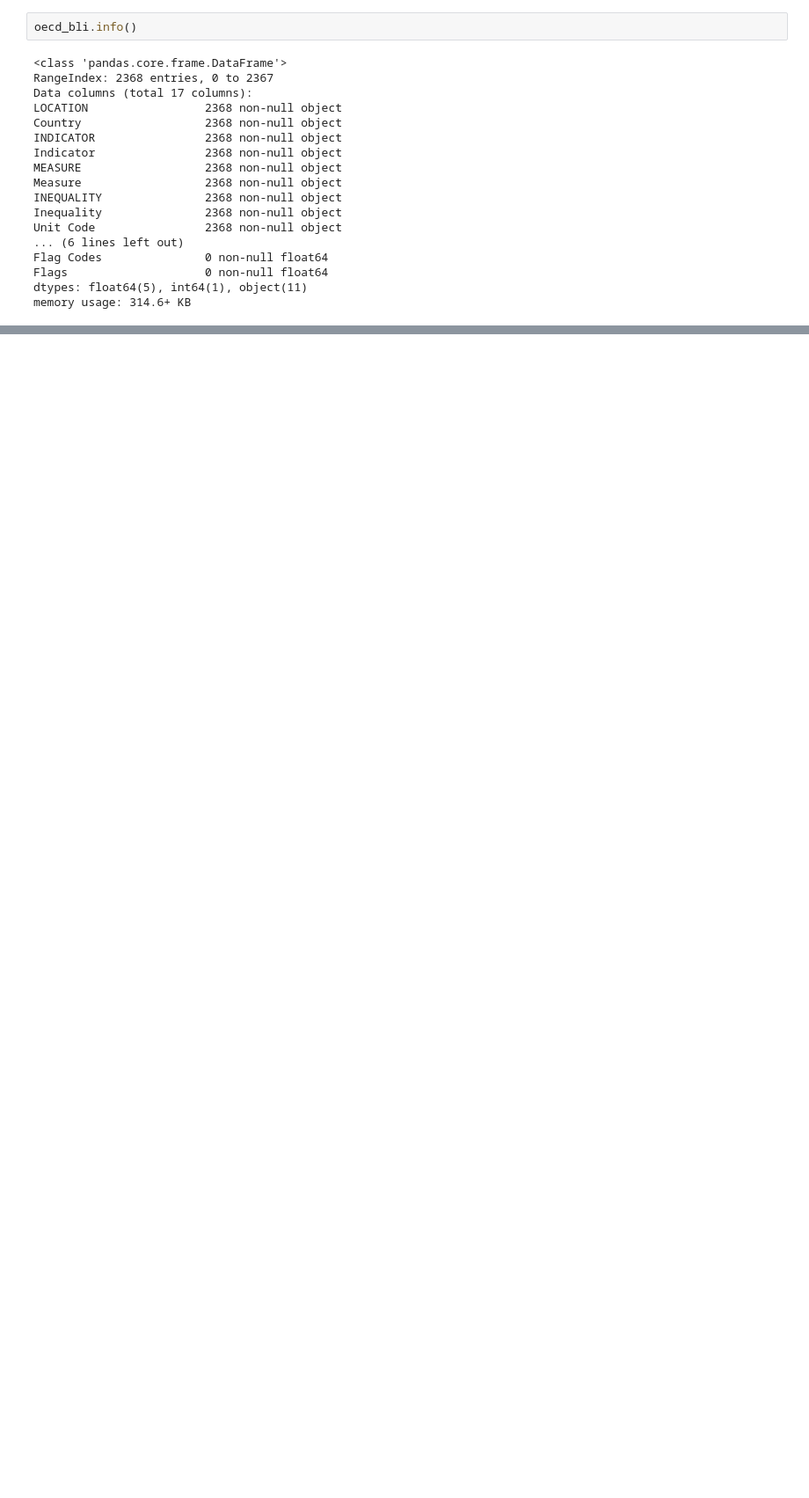
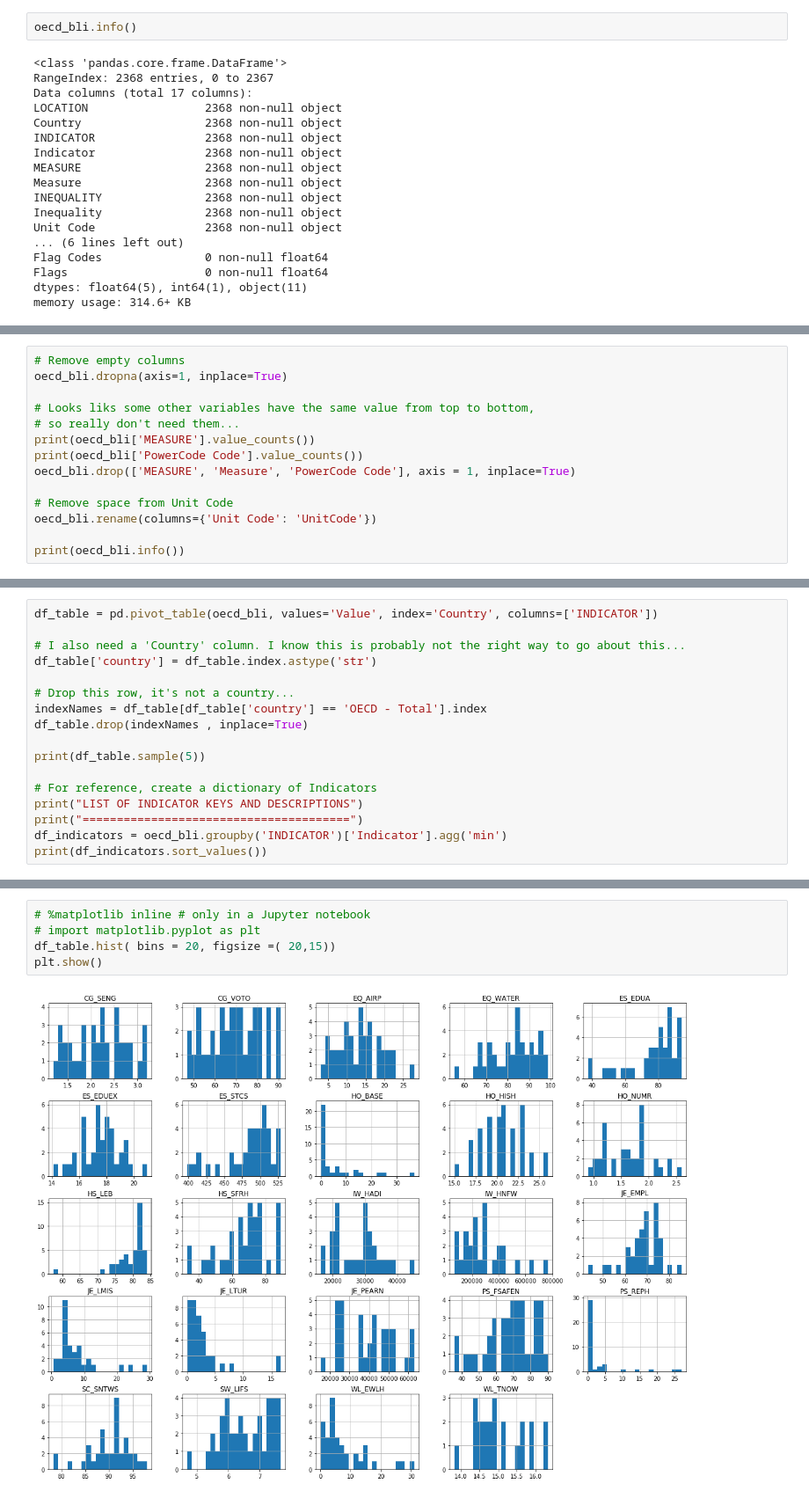
Before and after one commit to ajuni-sohota/DSC550, a Jupyter notebook: FInal/Kinney_DSC550_Final.ipynb, the cells around one changed output, grey strips where cells are left out. Shown: that part at 88% size. Drawn from its saved outputs; the diff is of its cells as text; blank space fills up the shorter version.

```diff
--- a/FInal/Kinney_DSC550_Final.ipynb
+++ b/FInal/Kinney_DSC550_Final.ipynb
@@ -112,0 +111,14 @@ memory usage: 314.6+ KB
+# %%
+# Remove empty columns
+oecd_bli.dropna(axis=1, inplace=True)
+
+# Looks liks some other variables have the same value from top to bottom,
+# so really don't need them...
+print(oecd_bli['MEASURE'].value_counts())
+print(oecd_bli['PowerCode Code'].value_counts())
+oecd_bli.drop(['MEASURE', 'Measure', 'PowerCode Code'], axis = 1, inplace=True)
+
+# Remove space from Unit Code
+oecd_bli.rename(columns={'Unit Code': 'UnitCode'})
+
+print(oecd_bli.info())
@@ -112,0 +162,17 @@ memory usage: 314.6+ KB
+# %%
+df_table = pd.pivot_table(oecd_bli, values='Value', index='Country', columns=['INDICATOR'])
+
+# I also need a 'Country' column. I know this is probably not the right way to go about this...
+df_table['country'] = df_table.index.astype('str')
+
+# Drop this row, it's not a country...
+indexNames = df_table[df_table['country'] == 'OECD - Total'].index
+df_table.drop(indexNames , inplace=True)
+
+print(df_table.sample(5))
+
+# For reference, create a dictionary of Indicators
+print("LIST OF INDICATOR KEYS AND DESCRIPTIONS")
+print("=======================================")
+df_indicators = oecd_bli.groupby('INDICATOR')['Indicator'].agg('min')
+print(df_indicators.sort_values())
@@ -113,2 +234,9 @@ memory usage: 314.6+ KB
+# %%
+# %matplotlib inline # only in a Jupyter notebook
+# import matplotlib.pyplot as plt
+df_table.hist( bins = 20, figsize =( 20,15))
+plt.show()
+# %% [output]
+[figure, added]
 # %%
 import statsmodels.formula.api as smf
```
Also changed, not shown: parts of 32 cells of this notebook, 1 other file.
